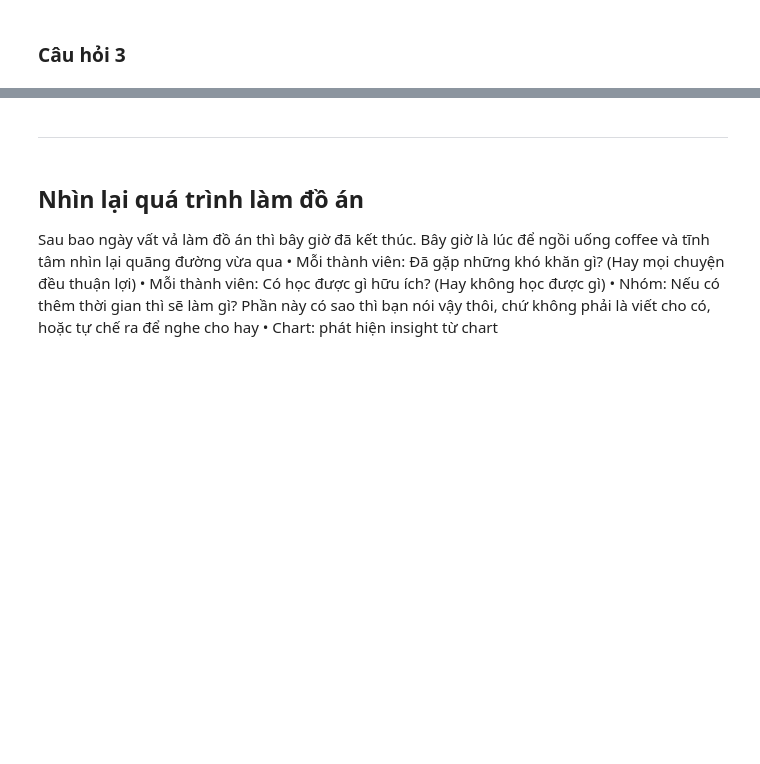
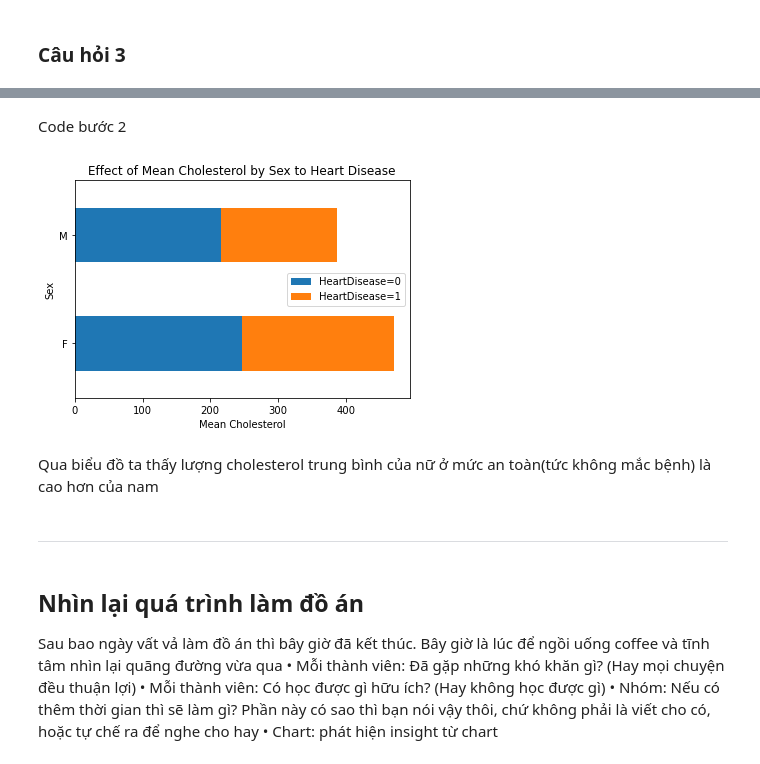
Before and after one commit to MinhVuong2000/P4DS-FinalProject, a Jupyter notebook: Final_Project.ipynb, the cells around one changed output, grey strips where cells are left out. Saved outputs shown, nothing was run; the diff lists cells and outputs as text; code cells hidden in the pictures; blank space fills up the shorter version.

```diff
--- a/Final_Project.ipynb
+++ b/Final_Project.ipynb
@@ -251,3 +263,18 @@ câu trả lời cho câu hỏi?
+# %%
+chol_sex_label = df[['Sex', 'Cholesterol', 'HeartDisease']]
+chol_by_sex_label = chol_sex_label.groupby(['Sex', 'HeartDisease'])
+mean_chol_by_sex_label = chol_by_sex_label.mean().unstack()
+# %% [markdown]
+Code bước 2
+# %%
+mean_chol_by_sex_label.plot.barh(stacked=True,
+                                 title='Effect of Mean Cholesterol by Sex to Heart Disease')
+plt.legend(['HeartDisease=0','HeartDisease=1'])
+plt.xlabel('Mean Cholesterol');
+# %% [output]
+[figure, added]
+# %% [markdown]
+Qua biểu đồ ta thấy lượng cholesterol trung bình của nữ ở mức an toàn(tức không mắc bệnh) là cao hơn của nam
 # %% [markdown]
 ---
 # %% [markdown]
```
Also changed, not shown: parts of 11 cells of this notebook.
